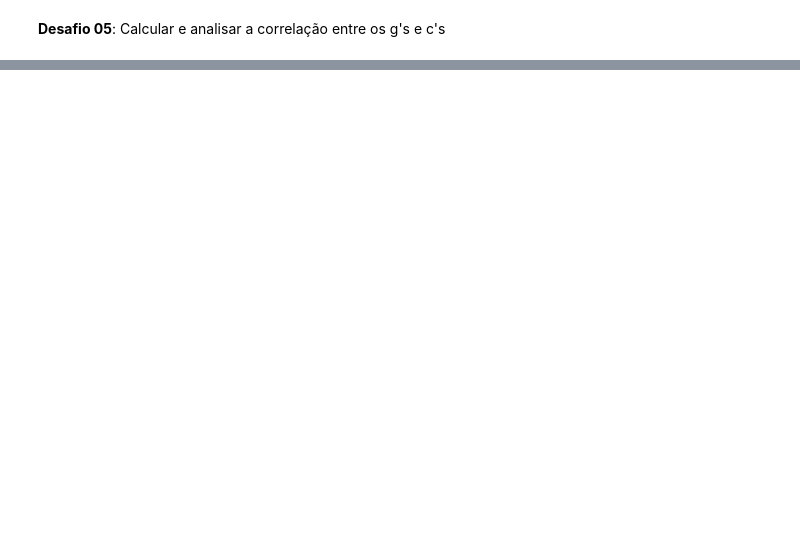
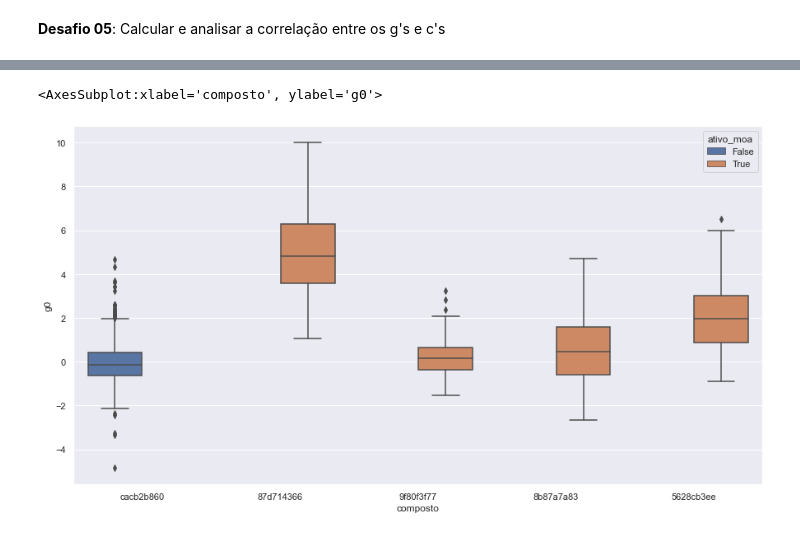
Before and after one commit to Francisco-1307/Alura-ImersaoDados2021, a Jupyter notebook: Notebook_Imersão2021.ipynb, the cells around one changed output, grey strips where cells are left out. Saved outputs shown, nothing was run; the diff lists cells and outputs as text; code cells hidden in the pictures; blank space fills up the shorter version.

```diff
--- a/Notebook_Imersão2021.ipynb
+++ b/Notebook_Imersão2021.ipynb
@@ -722,0 +917,5 @@ sns.heatmap(corr_gc, cmap=cmap, center=0,
+# %%
+# Adicionando colunas extras
+dados_resultados['n_moa'] = dados_resultados.sum(axis = 1)
+dados_resultados['ativo_moa'] = (dados_resultados['n_moa'] != 0)
+dados_resultados
@@ -722,0 +936,3 @@ sns.heatmap(corr_gc, cmap=cmap, center=0,
+# %%
+dados_ExpRes = pd.merge(dados_resultados[['id','n_moa','ativo_moa']], dados, on='id')
+dados_ExpRes
@@ -722,0 +965,4 @@ sns.heatmap(corr_gc, cmap=cmap, center=0,
+# %%
+# Identificando os 5 compostos com mais experimentos
+top5_compostos = dados_ExpRes['composto'].value_counts()[0:5].index.to_list()
+top5_compostos
@@ -722,0 +971,6 @@ sns.heatmap(corr_gc, cmap=cmap, center=0,
+# %%
+sns.set()
+plt.figure(figsize=(15,8))
+sns.boxplot(data = dados_ExpRes.query('composto in @top5_compostos'),
+            y='g0', x='composto',
+            order= top5_compostos)
@@ -722,0 +980,10 @@ sns.heatmap(corr_gc, cmap=cmap, center=0,
+# %%
+sns.set()
+plt.figure(figsize=(15,8))
+sns.boxplot(data = dados_ExpRes.query('composto in @top5_compostos'),
+            y='g0', x='composto',
+            hue = 'ativo_moa',
+            order= top5_compostos)
+# %% [output]
+<AxesSubplot:xlabel='composto', ylabel='g0'>
+[figure, added]
```
Also changed, not shown: parts of 35 cells of this notebook.
